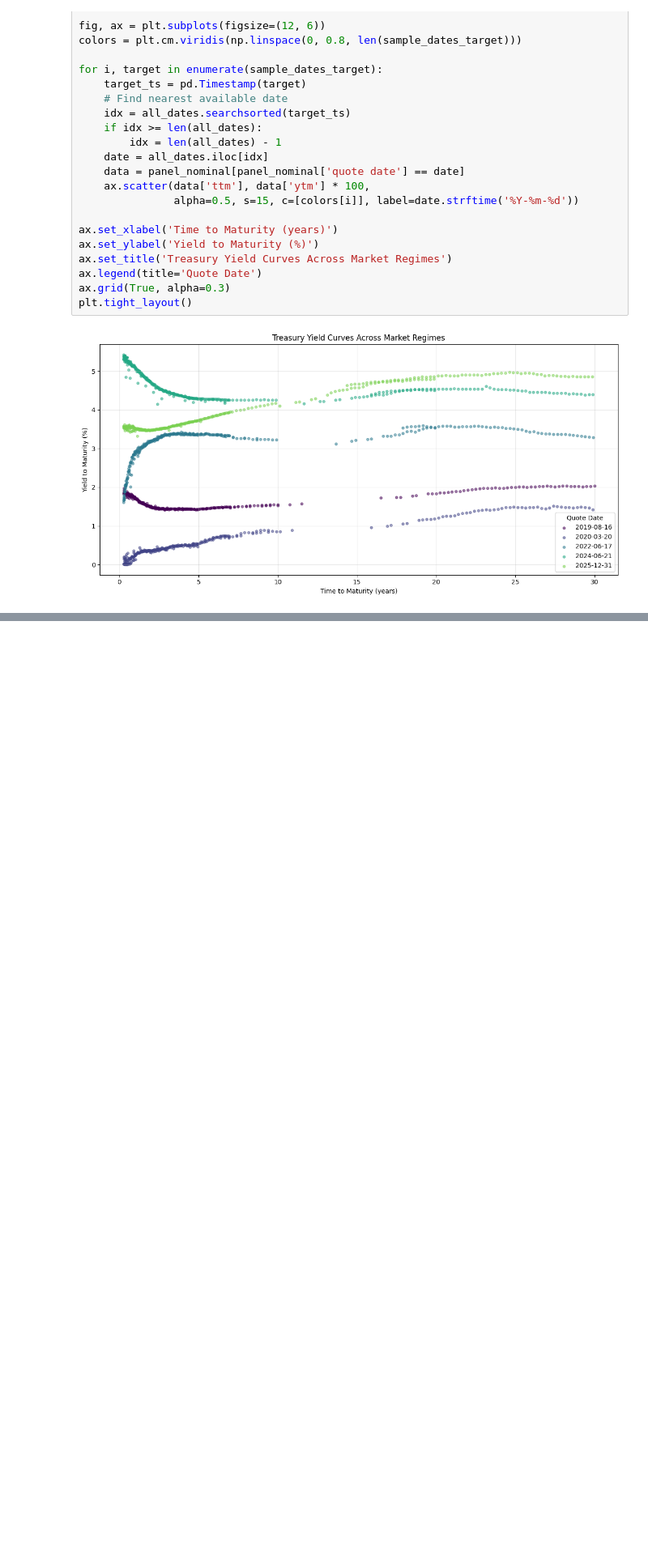
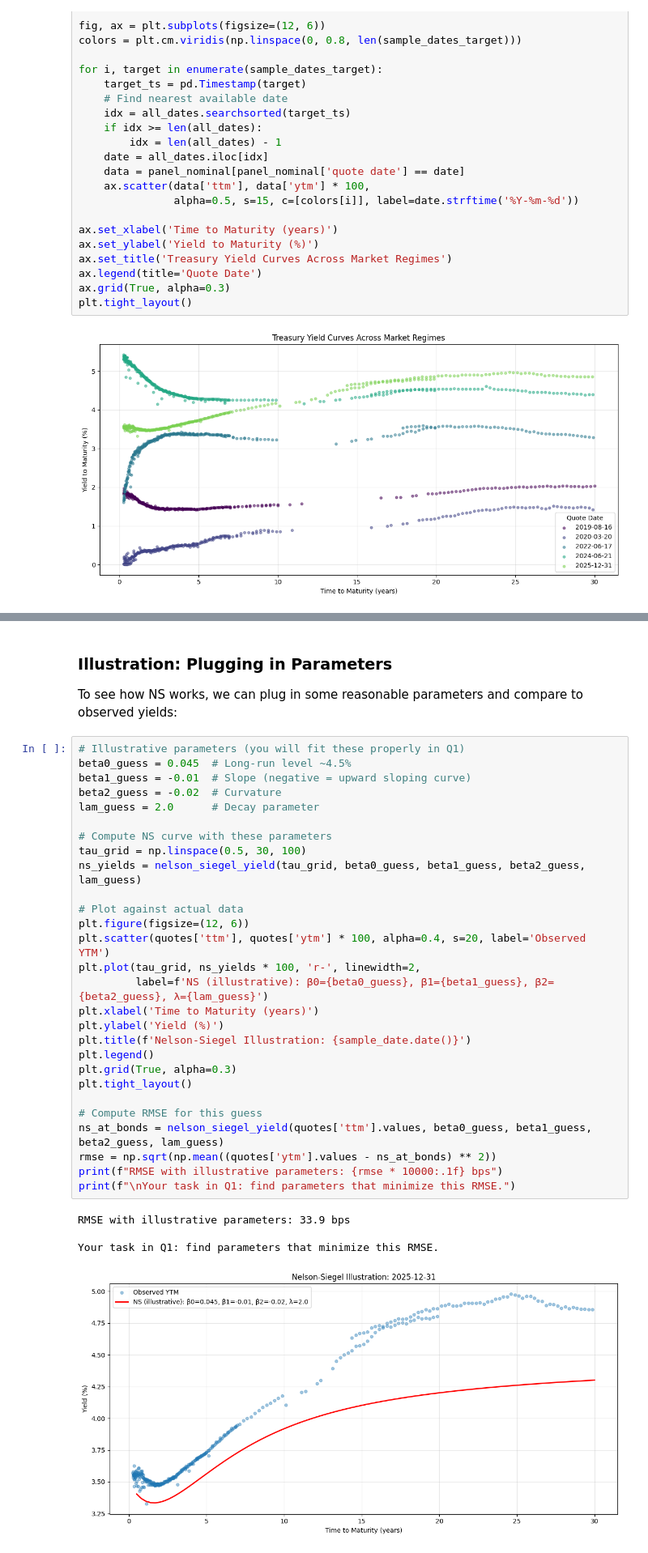
Before and after one commit to AdithSrinivasan/treasury-curve-models, a Jupyter notebook: curve.ipynb, the cells around one changed output, grey strips where cells are left out. Shown at 81% size. Drawn from its saved outputs; the diff is of its cells as text; blank space fills up the shorter version.

```diff
--- a/curve.ipynb
+++ b/curve.ipynb
@@ -152,0 +241,37 @@ plt.tight_layout()
+# %% [markdown]
+### Illustration: Plugging in Parameters
+
+To see how NS works, we can plug in some reasonable parameters and compare to observed yields:
+# %%
+# Illustrative parameters (you will fit these properly in Q1)
+beta0_guess = 0.045  # Long-run level ~4.5%
+beta1_guess = -0.01  # Slope (negative = upward sloping curve)
+beta2_guess = -0.02  # Curvature
+lam_guess = 2.0      # Decay parameter
+
+# Compute NS curve with these parameters
+tau_grid = np.linspace(0.5, 30, 100)
+ns_yields = nelson_siegel_yield(tau_grid, beta0_guess, beta1_guess, beta2_guess, lam_guess)
+
+# Plot against actual data
+plt.figure(figsize=(12, 6))
+plt.scatter(quotes['ttm'], quotes['ytm'] * 100, alpha=0.4, s=20, label='Observed YTM')
+plt.plot(tau_grid, ns_yields * 100, 'r-', linewidth=2,
+         label=f'NS (illustrative): β0={beta0_guess}, β1={beta1_guess}, β2={beta2_guess}, λ={lam_guess}')
+plt.xlabel('Time to Maturity (years)')
+plt.ylabel('Yield (%)')
+plt.title(f'Nelson-Siegel Illustration: {sample_date.date()}')
+plt.legend()
+plt.grid(True, alpha=0.3)
+plt.tight_layout()
+
+# Compute RMSE for this guess
+ns_at_bonds = nelson_siegel_yield(quotes['ttm'].values, beta0_guess, beta1_guess, beta2_guess, lam_guess)
+rmse = np.sqrt(np.mean((quotes['ytm'].values - ns_at_bonds) ** 2))
+print(f"RMSE with illustrative parameters: {rmse * 10000:.1f} bps")
+print(f"\nYour task in Q1: find parameters that minimize this RMSE.")
+# %% [output]
+RMSE with illustrative parameters: 33.9 bps
+
+Your task in Q1: find parameters that minimize this RMSE.
+[figure, added]
```
Also changed, not shown: parts of 16 cells of this notebook.
